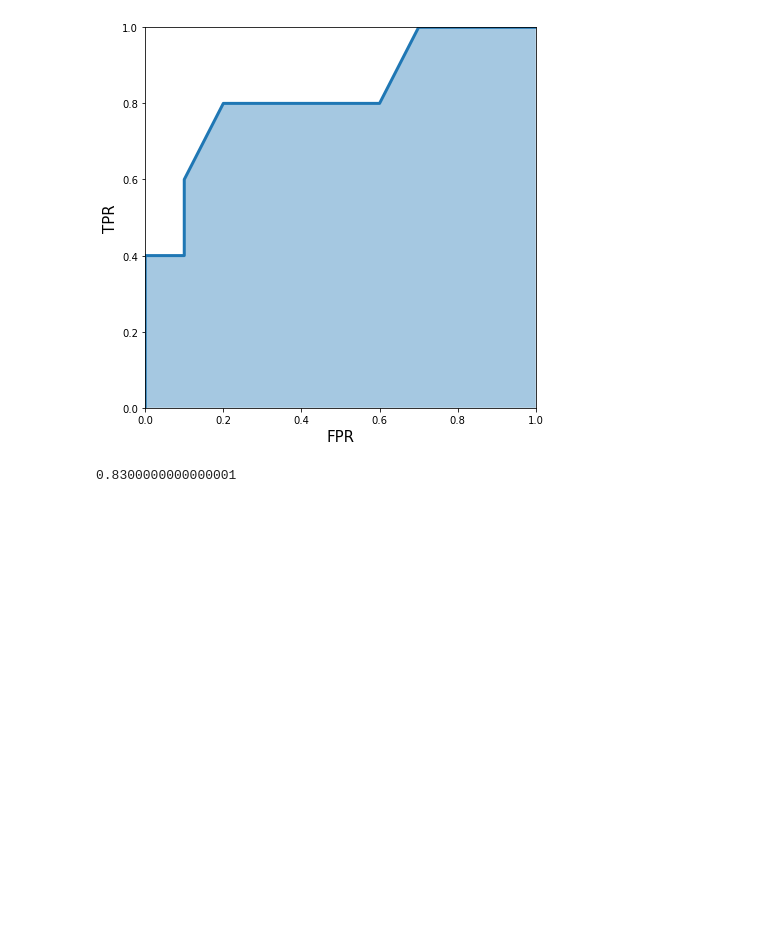
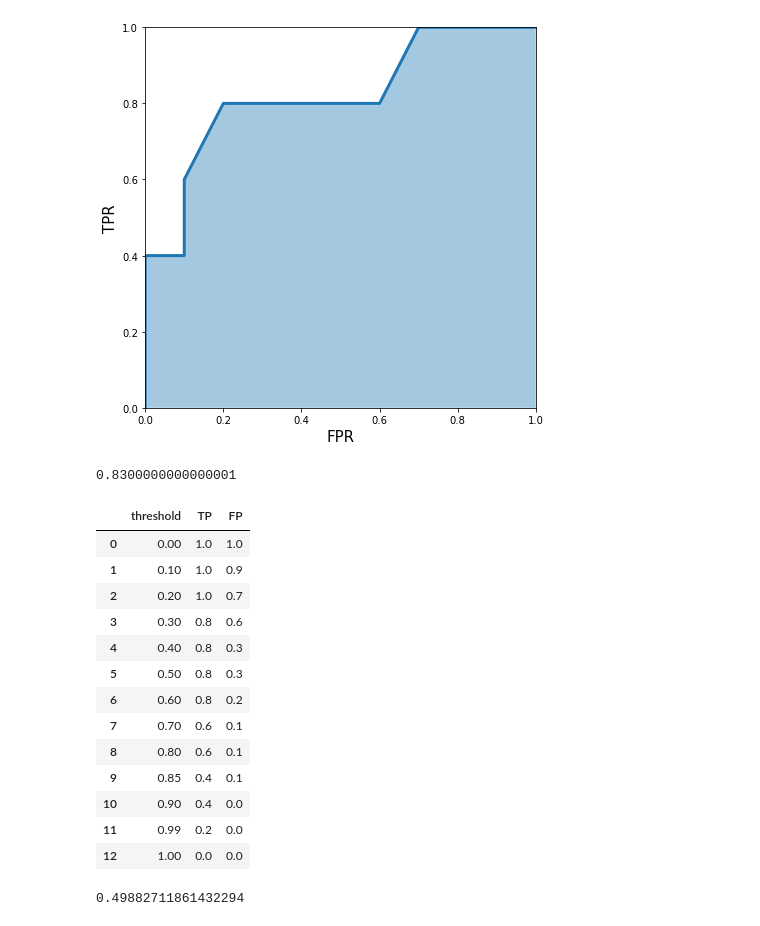
Before and after one commit to ganeshcrick/AAAMLP, a Jupyter notebook: Evaluation_Metrics/Classification_Metrics.ipynb, the cells around one changed output. Drawn from its saved outputs; the diff is of its cells as text; code cells hidden in the pictures; blank space fills up the shorter version.

```diff
--- a/Evaluation_Metrics/Classification_Metrics.ipynb
+++ b/Evaluation_Metrics/Classification_Metrics.ipynb
@@ -258,3 +258,77 @@ y_pred = [0.1, 0.3, 0.2, 0.6, 0.8, 0.05, 0.9, 0.5, 0.3, 0.66, 0.3, 0.2, 0.85, 0.
 metrics.roc_auc_score(y_true, y_pred)
 # %% [output]
 0.8300000000000001
+# %%
+## TP and FP for different thresholds
+
+# empty lists to store true positive # and false positive values
+tp_list = []
+fp_list = []
+# actual targets
+y_true = [0, 0, 0, 0, 1, 0, 1, 0, 0, 1, 0, 1, 0, 0, 1]
+# predicted probabilities of a sample being 1
+y_pred = [0.1, 0.3, 0.2, 0.6, 0.8, 0.05, 0.9, 0.5, 0.3, 0.66, 0.3, 0.2, 0.85, 0.15, 0.99]
+# some handmade thresholds
+thresholds = [0, 0.1, 0.2, 0.3, 0.4, 0.5,0.6, 0.7, 0.8, 0.85, 0.9, 0.99, 1.0]
+
+# loop over all thresholds
+
+for i in thresholds:
+    temp_pred = [1 if x >= i else 0 for x in y_pred]
+    temp_tp = true_positive(y_true,y_pred)
+    temp_fp = false_positive(y_true,y_pred)
+    tp_list.append(temp_tp)
+    fp_list.append(temp_fp)
+
+df_tp_fp = pd.DataFrame()
+df_tp_fp['threshold'] = thresholds
+df_tp_fp['TP'] = tpr_list
+df_tp_fp['FP'] = fpr_list
+
+df_tp_fp
+# %% [output]
+|  | threshold | TP | FP |
+| 0 | 0.00 | 1.0 | 1.0 |
+| 1 | 0.10 | 1.0 | 0.9 |
+| 2 | 0.20 | 1.0 | 0.7 |
+| 3 | 0.30 | 0.8 | 0.6 |
+| 4 | 0.40 | 0.8 | 0.3 |
+| 5 | 0.50 | 0.8 | 0.3 |
+| 6 | 0.60 | 0.8 | 0.2 |
+| 7 | 0.70 | 0.6 | 0.1 |
+| 8 | 0.80 | 0.6 | 0.1 |
+| 9 | 0.85 | 0.4 | 0.1 |
+| 10 | 0.90 | 0.4 | 0.0 |
+| 11 | 0.99 | 0.2 | 0.0 |
+| 12 | 1.00 | 0.0 | 0.0 |
+# %%
+## Log Loss
+## Log Loss = -1*(y_true*log(y_pred) + (1-y_true)*log(1-y_pred))
+## Log Loss punishes for incorrect or faroff predictions. i.e. Punishes for being very sure(high prob) and simultaneously very wrong(far_off from y_true)
+## Over multiple samples its just an avg of all individual log losses
+
+import numpy as np
+def log_loss(y_true,y_pred):
+    # Epsilon value used to clip probabilities
+    epsilon =1e-15
+
+    loss = []
+
+    for yt,yp in zip(y_true,y_pred):
+        # adjust probability
+        # # 0 gets converted to 1e-15
+        # # 1 gets converted to 1-1e-15
+        # # Why? As log 0 is undefined
+        yp = np.clip(yp, epsilon, 1-epsilon)
+        # calculate loss for one sample
+        temp_loss = -1.0* (yt * np.log(yp) + (1-yt) * np.log(1-yp))
+        # add to loss list
+        loss.append(temp_loss)
+    # return mean loss over all samples
+    return np.mean(loss)
+
+y_true = [0, 0, 0, 0, 1, 0, 1, 0, 0, 1, 0, 1, 0, 0, 1]
+y_proba = [0.1, 0.3, 0.2, 0.6, 0.8, 0.05, 0.9, 0.5, 0.3, 0.66, 0.3, 0.2, 0.85, 0.15, 0.99]
+log_loss(y_true, y_proba)
+# %% [output]
+0.49882711861432294
```
Also changed, not shown: parts of 11 cells of this notebook.
